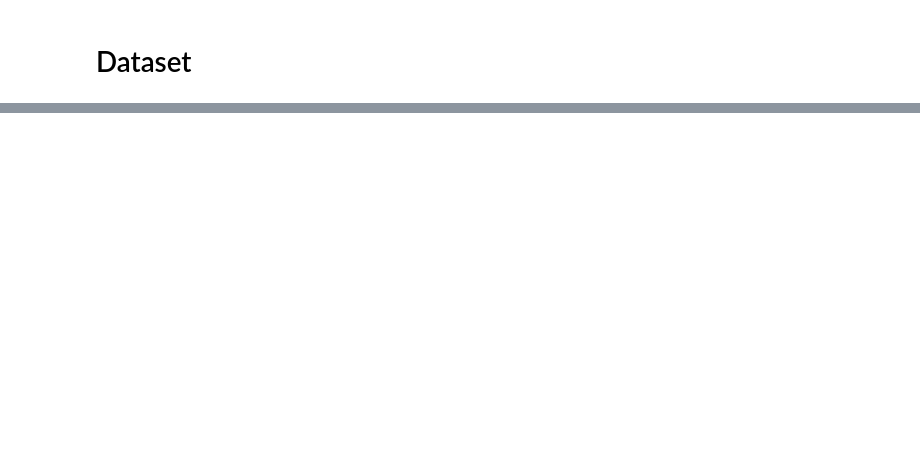
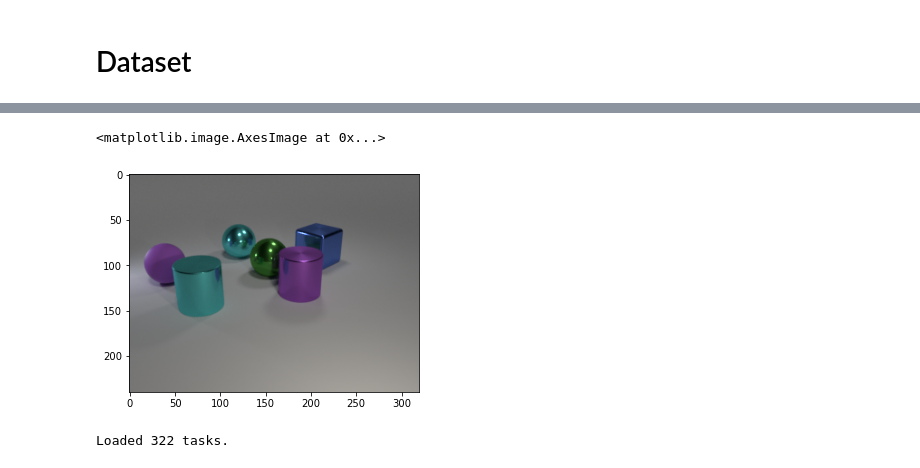
Before and after one commit to tailintalent/clevr-dataset-gen, a Jupyter notebook: generation.ipynb, the cells around one changed output, grey strips where cells are left out. Saved outputs shown, nothing was run; the diff lists cells and outputs as text; code cells hidden in the pictures; blank space fills up the shorter version.

```diff
--- a/generation.ipynb
+++ b/generation.ipynb
@@ -214,0 +248,6 @@ dataset[0]
+# %%
+from PIL import Image
+plt.imshow(Image.open("/dfs/user/tailin/.results/CLEVR_relation/test1/0/images/CLEVR_new_000000.png"))
+# %% [output]
+<matplotlib.image.AxesImage at 0x...>
+[figure, added]
@@ -214,0 +256,4 @@ dataset[0]
+# %%
+dataset = ClevrRelationDataset(pickle_file="/dfs/user/tailin/.results/CLEVR_relation/relations-dataset-322.pgz")
+# %% [output]
+Loaded 322 tasks.
```
Also changed, not shown: parts of 9 cells of this notebook, 1 other file.
